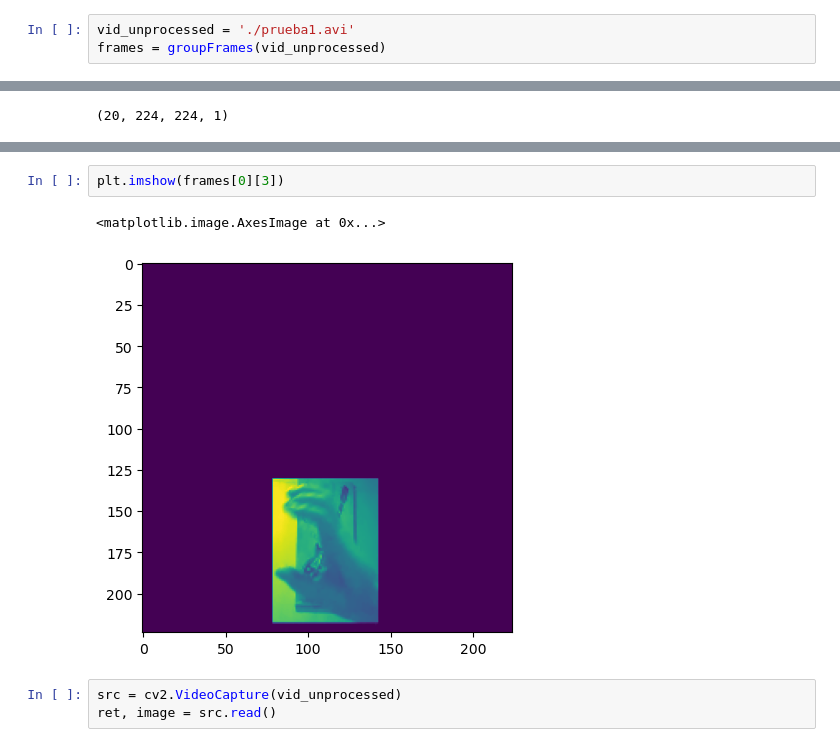
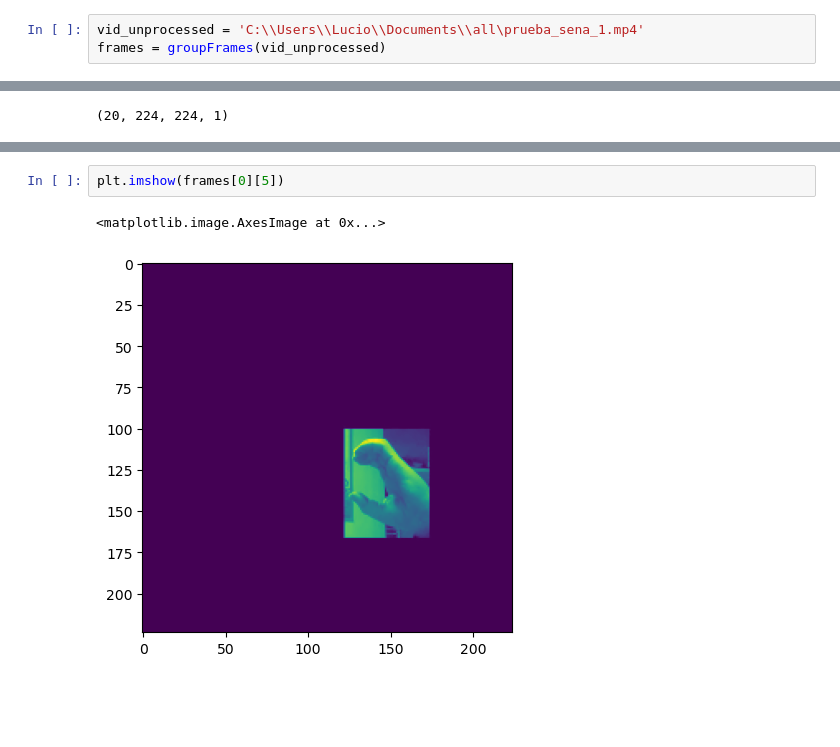
Before and after one commit to luciocallegare/LSA_Models, a Jupyter notebook: experiments_full.ipynb, the cells around one changed output, grey strips where cells are left out. Cells and saved outputs as stored; diff of their text form; blank space fills up the shorter version.

```diff
--- a/experiments_full.ipynb
+++ b/experiments_full.ipynb
@@ -161,6 +163,6 @@ result.shape
 # %% [markdown]
 ## Experiments with other data
 # %%
-vid_unprocessed = './prueba1.avi'
+vid_unprocessed = 'C:\\Users\\Lucio\\Documents\\all\prueba_sena_1.mp4'
 frames = groupFrames(vid_unprocessed)
 # %% [output]
@@ -205,8 +204,5 @@ model.predict(frames)[0][prediction-1]
 # %%
-plt.imshow(frames[0][3])
+plt.imshow(frames[0][5])
 # %% [output]
 <matplotlib.image.AxesImage at 0x...>
-[figure, old version]
+[figure, new version]
-# %%
-src = cv2.VideoCapture(vid_unprocessed)
-ret, image = src.read()
```
Also changed, not shown: parts of 15 cells of this notebook.
